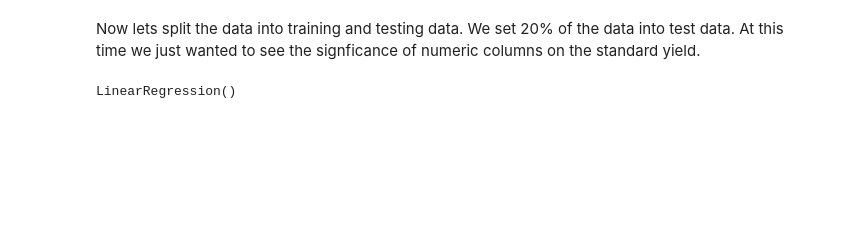
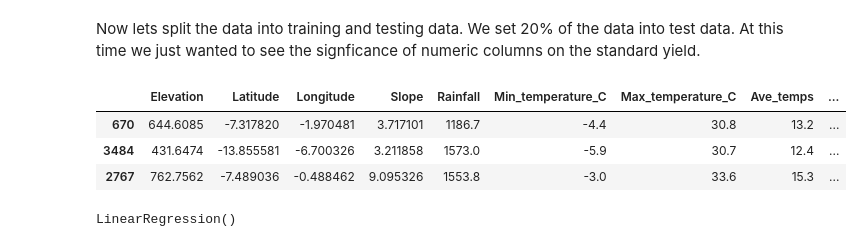
Before and after one commit to davedawitdave/Agriculture-project, a Jupyter notebook: models/Simple_lm_model.ipynb, the cells around one changed output. Cells and saved outputs as stored; diff of their text form; code cells hidden in the pictures; blank space fills up the shorter version.

```diff
--- a/models/Simple_lm_model.ipynb
+++ b/models/Simple_lm_model.ipynb
@@ -51,6 +44,13 @@ X = numeric_df.drop('Standard_yield', axis =1)
 y = numeric_df['Standard_yield']
 # %%
 X_train, X_test, y_train, y_test = train_test_split(X, y, test_size = 0.2, random_state = 42)
+# %%
+X_train.head(3)
+# %% [output]
+|  | Elevation | Latitude | Longitude | Slope | Rainfall | Min_temperature_C | Max_temperature_C | Ave_temps | ... |
+| 670 | 644.6085 | -7.317820 | -1.970481 | 3.717101 | 1186.7 | -4.4 | 30.8 | 13.2 | ... |
+| 3484 | 431.6474 | -13.855581 | -6.700326 | 3.211858 | 1573.0 | -5.9 | 30.7 | 12.4 | ... |
+| 2767 | 762.7562 | -7.489036 | -0.488462 | 9.095326 | 1553.8 | -3.0 | 33.6 | 15.3 | ... |
 # %%
 # train linear regression model
 LM1 = LinearRegression()
```
Also changed, not shown: parts of 8 cells of this notebook, 3 other files.
